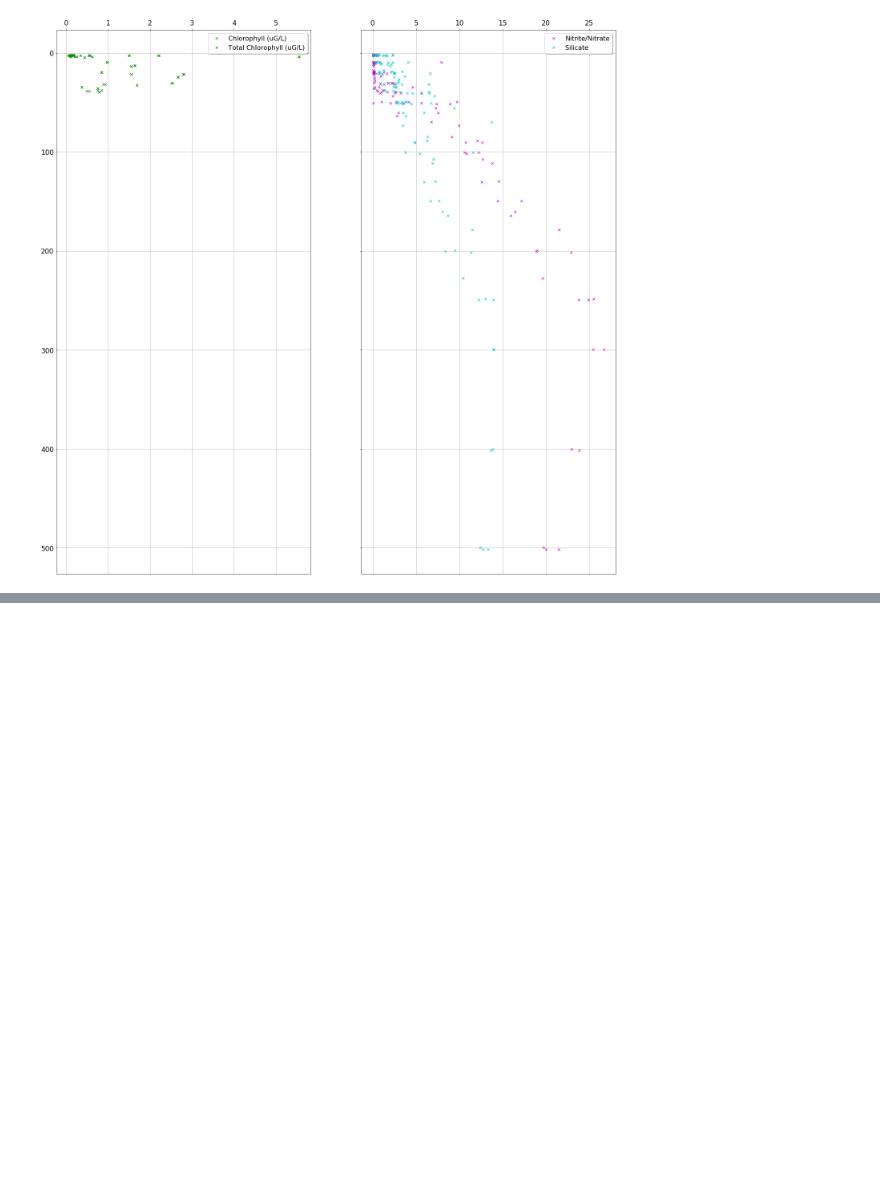
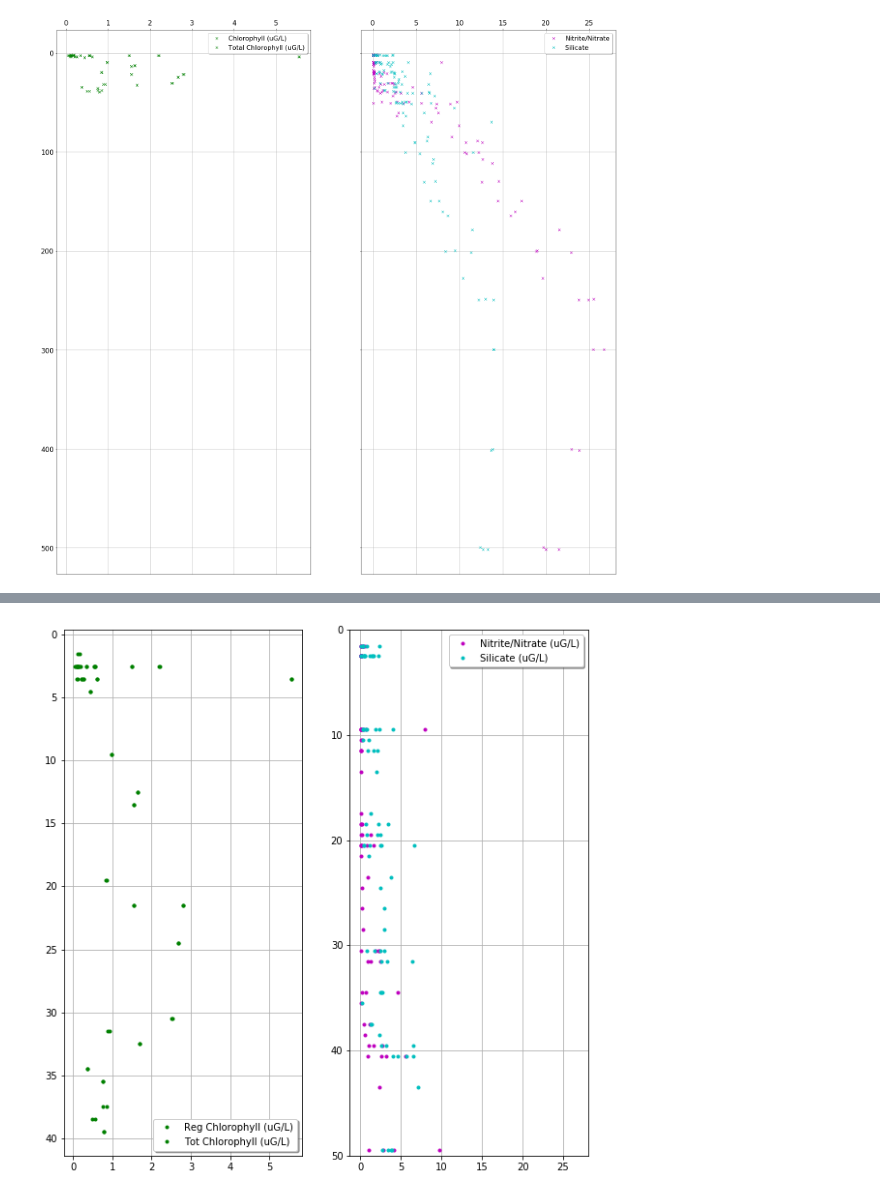
Before and after one commit to khyde/JPSS_Phytoplankton, a Jupyter notebook: IPython/Neighbor nutrients.ipynb, the cells around one changed output, grey strips where cells are left out. Drawn from its saved outputs; the diff is of its cells as text; code cells hidden in the pictures; blank space fills up the shorter version.

```diff
--- a/IPython/Neighbor nutrients.ipynb
+++ b/IPython/Neighbor nutrients.ipynb
@@ -343,0 +393,22 @@ plt.close()
+# %%
+data = [[depth818], [chl818], [totchl818], [nit818], [si818]]
+f, axs = plt.subplots(4,1, sharey =True, figsize=(15,10))
+# first axis
+plt.subplot(131)
+plt.plot(chl818, depth818, '.g')
+plt.plot(totchl818, depth818, '.g')
+plt.legend (["Reg Chlorophyll (uG/L)", "Tot Chlorophyll (uG/L)"], shadow=True)
+plt.gca ().invert_yaxis ()
+plt.grid ()
+# second axis
+plt.subplot(132)
+plt.plot(nit818, depth818, '.m')
+plt.plot(si818, depth818,  '.c')
+plt.ylim (0,50)
+plt.legend (["Nitrite/Nitrate (uG/L)", "Silicate (uG/L)"], shadow=True)
+plt.gca ().invert_yaxis ()
+plt.grid ()
+plt.show()
+plt.close()
+# %% [output]
+[figure, added]
```
Also changed, not shown: parts of 35 cells of this notebook, 1 other file.
